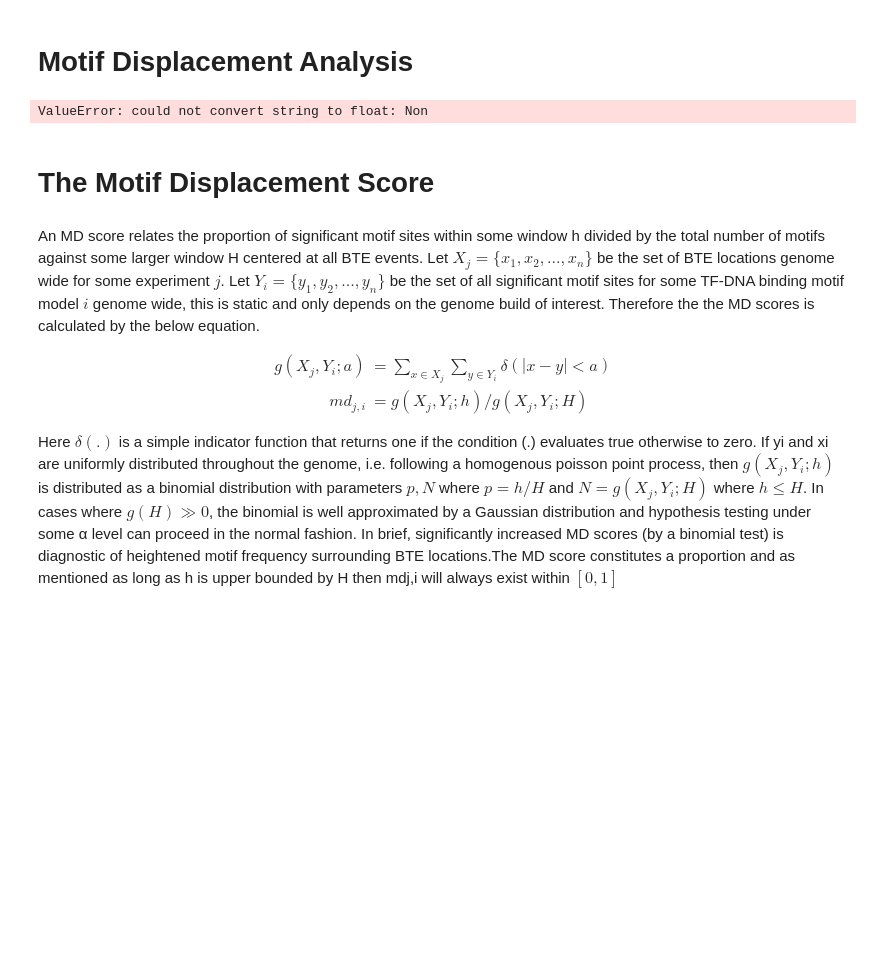
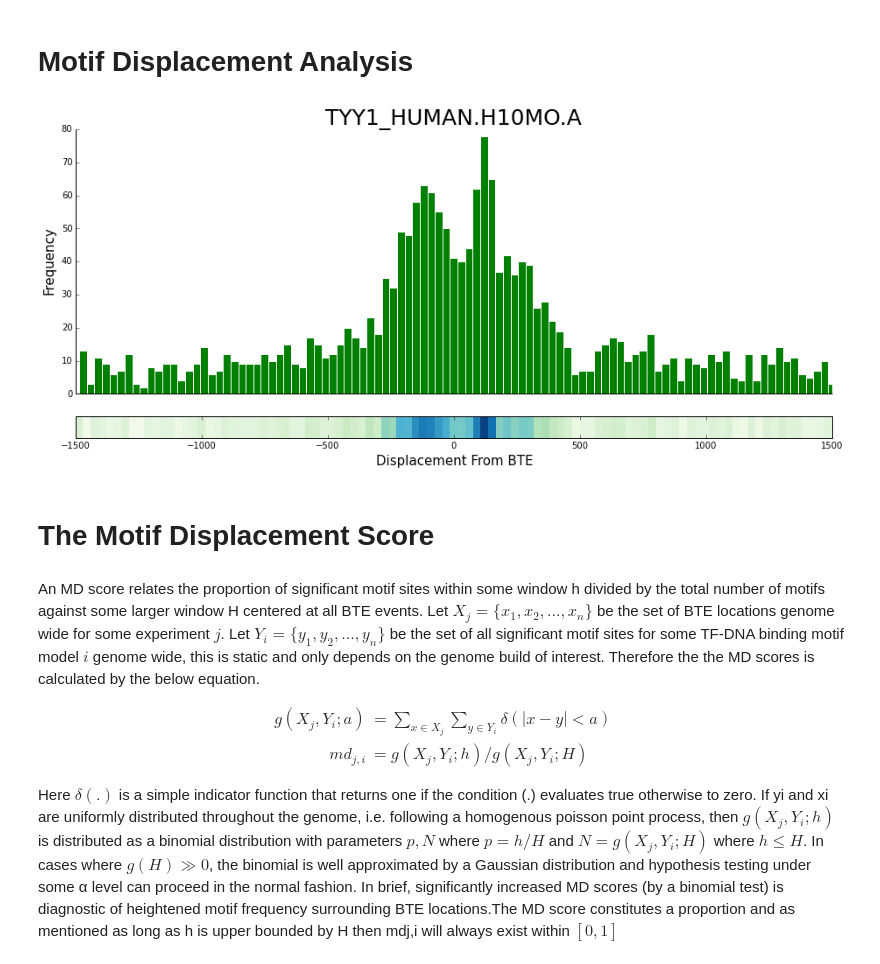
Before and after one commit to azofeifa/motif_displacement_analysis, a Jupyter notebook: MD_score_analysis.ipynb, the cells around one changed output. Drawn from its saved outputs; the diff is of its cells as text; code cells hidden in the pictures; blank space fills up the shorter version.

```diff
--- a/MD_score_analysis.ipynb
+++ b/MD_score_analysis.ipynb
@@ -20,38 +20,38 @@ from motif_displacement_analysis_package import motif_scanning
 # Motif Displacement Analysis
 # %%
 %matplotlib inline
-
+reload(load)
 #==============================================
 #Choose the MD score file from MD_score_files/
 #note just denote with the SRR identifier
 #consulation excel conditionals_table
 #for details
 #==============================================
 
 #Add N=1 to motif displacement plots
 
-FILE1="ERR769522_1"
+FILE1="SRR1105737"
 
 
-D1   = load.motif_displacements_raw("/Users/joazofeifa/Lab/new_motif_distances/motif_hits_human_3/"+FILE1 + "_enrichment_stats.tsv")
+D1   = load.motif_displacements_raw("data_azofeifa_2016/MD_score_files/"+FILE1 + "_enrichment_stats.tsv")
 
 
 #================
 #From MD score file SRR1105737, NRF1_HUMAN.H10MO.A shows apparent co-occurrence with BTEs
 #make save fig available to user
 
 
 motif_model1 = 'NRF1_HUMAN.H10MO.A' #apparent co-occurrence with BTEs
 motif_model2 = 'TYY1_HUMAN.H10MO.A' #apparent bimodal co-occurrence with BTEs
 motif_model3 = 'SCRT2_HUMAN.H10MO.D'#little co-occurrence with BTEs
 motif_model4 = 'HXB3_HUMAN.H10MO.D' #apparent depletion at BTEs
 motif_model5 = "P53_HUMAN.H10MO.B"
 
 
 
 load.show_motif_displacement(D1, motif_model2)
 # %% [output]
-ValueError: could not convert string to float: Non
+[figure, added]
 # %% [markdown]
 # The Motif Displacement Score
 # %% [markdown]
```
Also changed, not shown: 4 other files.
